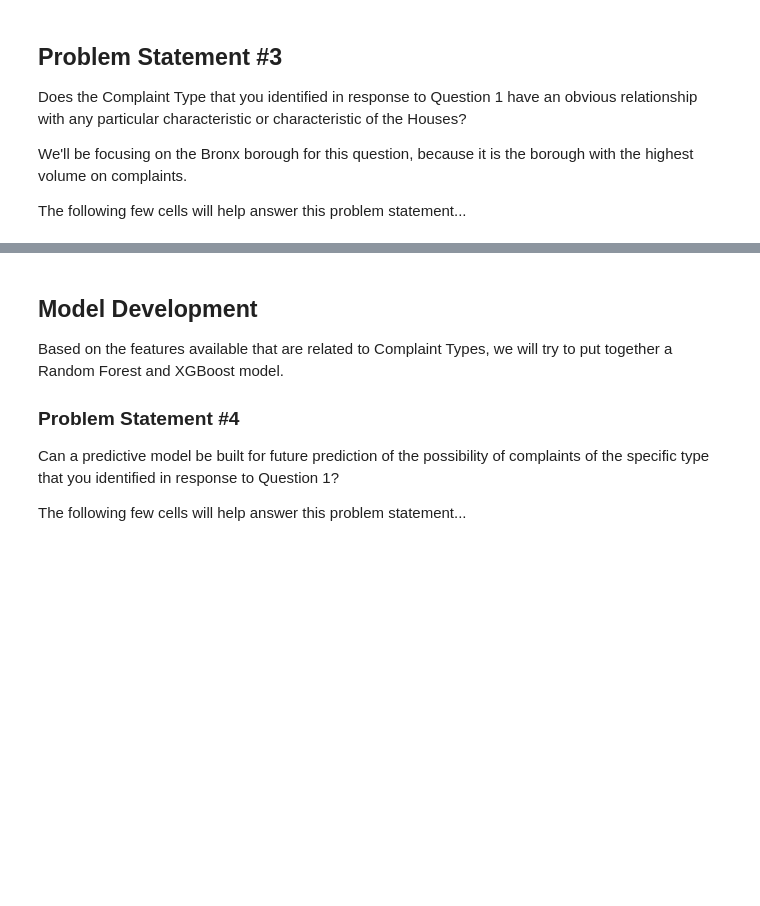
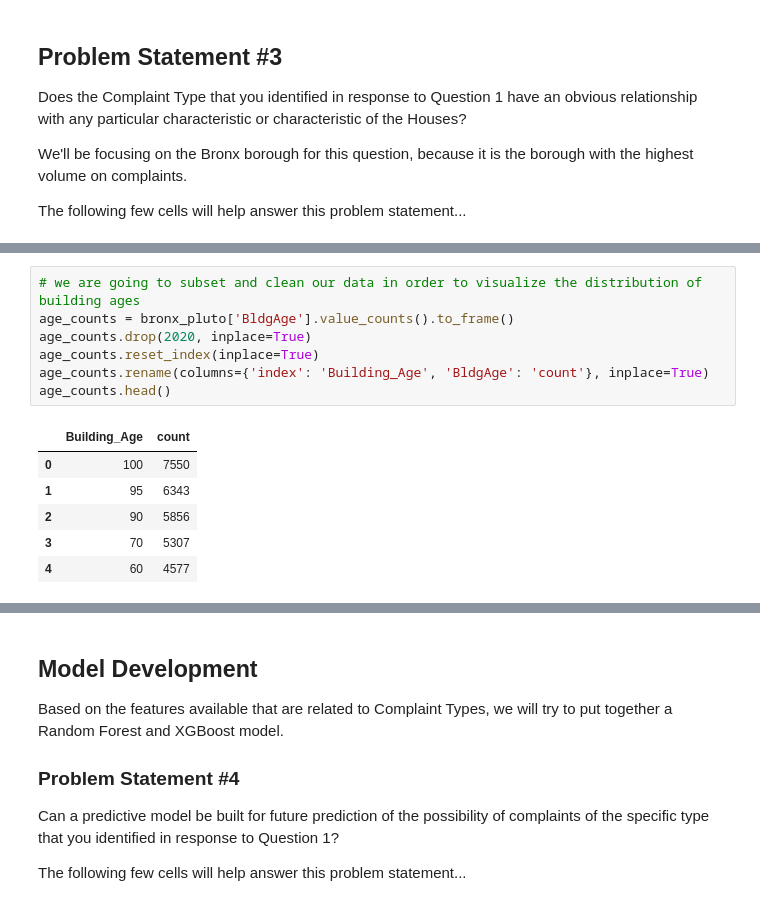
Before and after one commit to anoboa2/edxIBMcourses, a Jupyter notebook: Coursework/DS0720EN/nyc311analysis.ipynb, the cells around one changed output, grey strips where cells are left out. Saved outputs shown, nothing was run; the diff lists cells and outputs as text; blank space fills up the shorter version.

```diff
--- a/Coursework/DS0720EN/nyc311analysis.ipynb
+++ b/Coursework/DS0720EN/nyc311analysis.ipynb
@@ -315,0 +298,14 @@ bronx_pluto.head()
+# %%
+# we are going to subset and clean our data in order to visualize the distribution of building ages
+age_counts = bronx_pluto['BldgAge'].value_counts().to_frame()
+age_counts.drop(2020, inplace=True)
+age_counts.reset_index(inplace=True)
+age_counts.rename(columns={'index': 'Building_Age', 'BldgAge': 'count'}, inplace=True)
+age_counts.head()
+# %% [output]
+|  | Building_Age | count |
+| 0 | 100 | 7550 |
+| 1 | 95 | 6343 |
+| 2 | 90 | 5856 |
+| 3 | 70 | 5307 |
+| 4 | 60 | 4577 |
```
Also changed, not shown: parts of 17 cells of this notebook, 5 other files.
